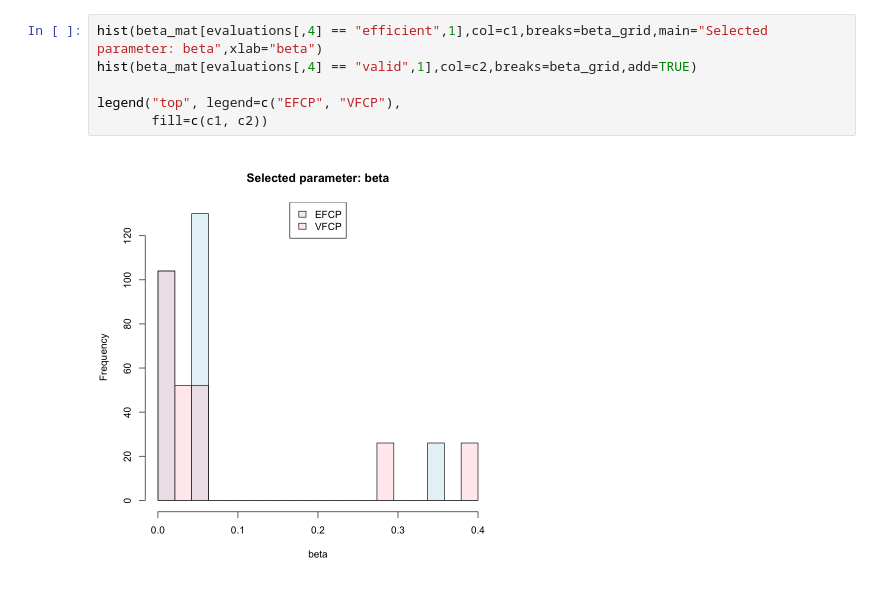
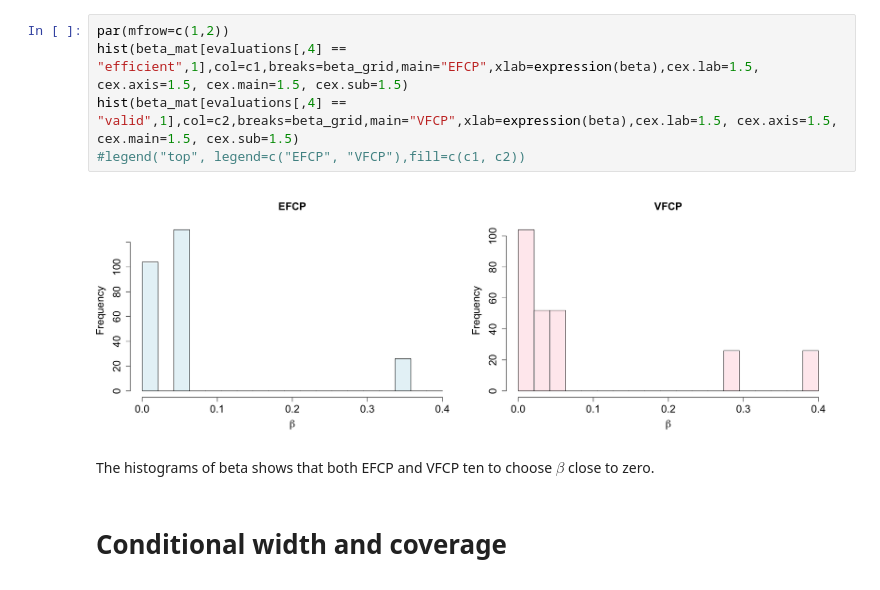
Before and after one commit to Elsa-Yang98/ConformalSmallest, a Jupyter notebook: R/EFCP-VFCP-CQR.ipynb, the cells around one changed output. Cells and saved outputs as stored; diff of their text form.

```diff
--- a/R/EFCP-VFCP-CQR.ipynb
+++ b/R/EFCP-VFCP-CQR.ipynb
@@ -277,10 +278,13 @@ legend("top", legend=c("EFCP", "VFCP"),
 # %%
-hist(beta_mat[evaluations[,4] == "efficient",1],col=c1,breaks=beta_grid,main="Selected parameter: beta",xlab="beta")
-hist(beta_mat[evaluations[,4] == "valid",1],col=c2,breaks=beta_grid,add=TRUE)
-
-legend("top", legend=c("EFCP", "VFCP"),
-       fill=c(c1, c2))
+par(mfrow=c(1,2))
+hist(beta_mat[evaluations[,4] == "efficient",1],col=c1,breaks=beta_grid,main="EFCP",xlab=expression(beta),cex.lab=1.5, cex.axis=1.5, cex.main=1.5, cex.sub=1.5)
+hist(beta_mat[evaluations[,4] == "valid",1],col=c2,breaks=beta_grid,main="VFCP",xlab=expression(beta),cex.lab=1.5, cex.axis=1.5, cex.main=1.5, cex.sub=1.5)
+#legend("top", legend=c("EFCP", "VFCP"),fill=c(c1, c2))
 # %% [output]
-[figure, old version]
+[figure, new version]
+# %% [markdown]
+The histograms of beta shows that both EFCP and VFCP ten to choose $\beta$ close to zero.
+# %% [markdown]
+# Conditional width and coverage
 # %%
 par(mfrow = c(1,2))
```
Also changed, not shown: parts of 15 cells of this notebook, 4 other files.
